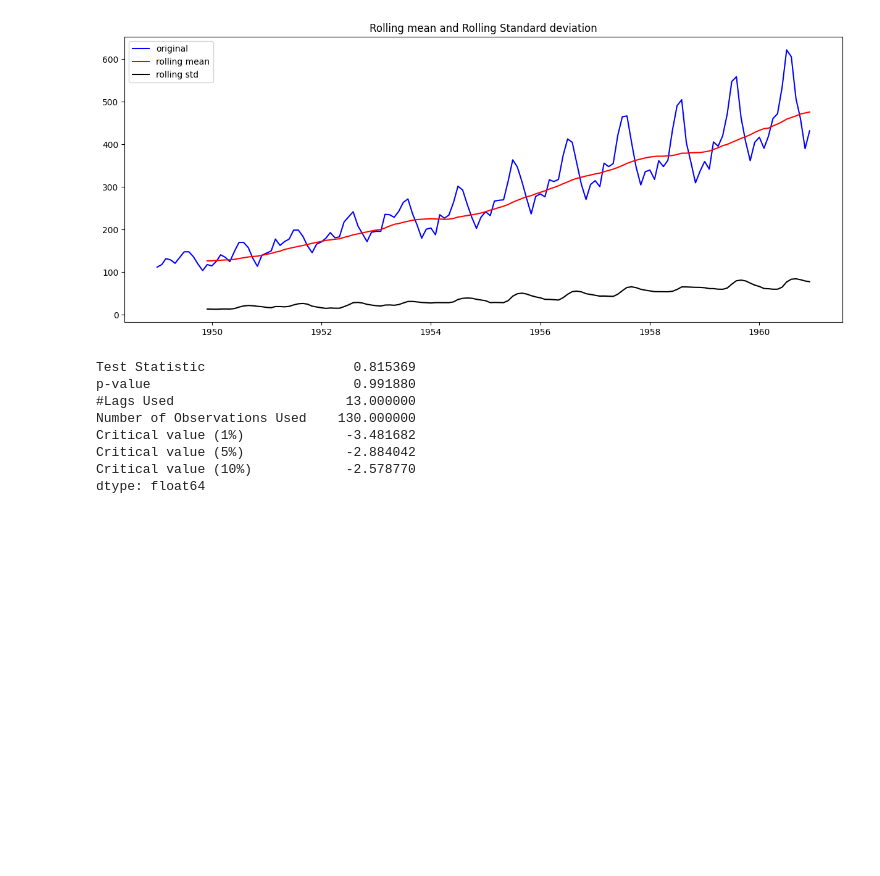
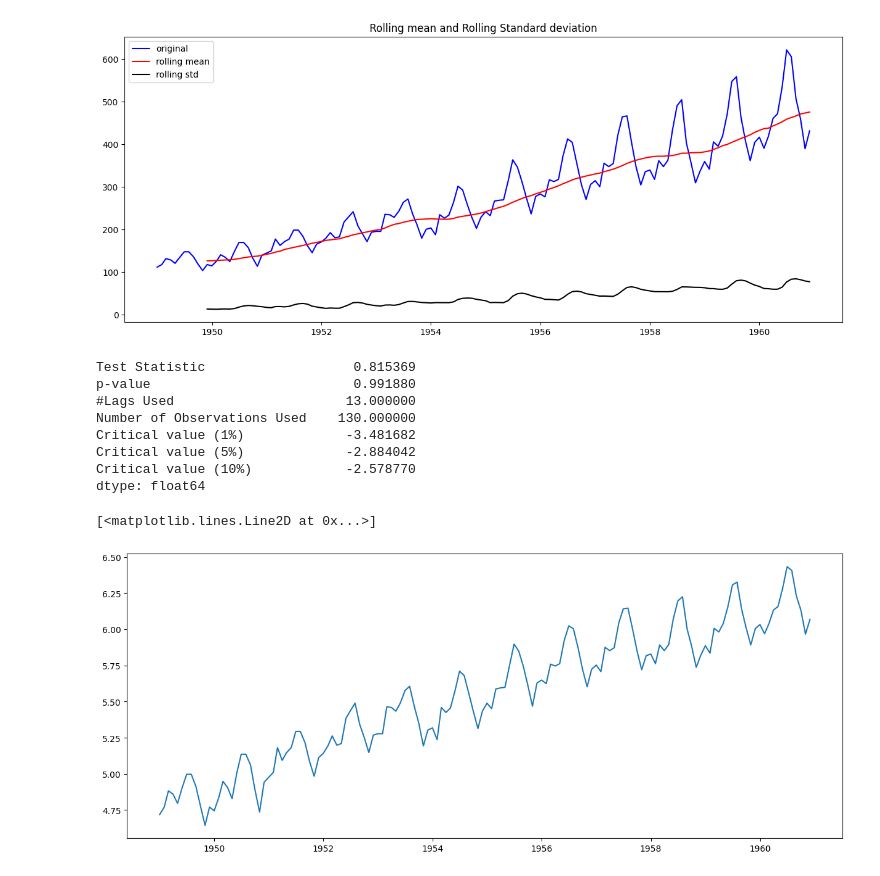
Before and after one commit to AbhinavKrishnan0629/AI, a Jupyter notebook: All projects/General/Time series analysis beginner/Time_series_analysis_beginner.ipynb, the cells around one changed output. Cells and saved outputs as stored; diff of their text form; code cells hidden in the pictures; blank space fills up the shorter version.

```diff
--- a/All projects/General/Time series analysis beginner/Time_series_analysis_beginner.ipynb
+++ b/All projects/General/Time series analysis beginner/Time_series_analysis_beginner.ipynb
@@ -121,3 +121,11 @@ Critical value (1%)             -3.481682
 Critical value (5%)             -2.884042
 Critical value (10%)            -2.578770
 dtype: float64
+# %%
+#We will eliminate trend by taking log transform and then smoothing
+
+ts_log = np.log(ts)
+plt.plot(ts_log)
+# %% [output]
+[<matplotlib.lines.Line2D at 0x...>]
+[figure, added]
```
Also changed, not shown: parts of 8 cells of this notebook, 1 other file.
